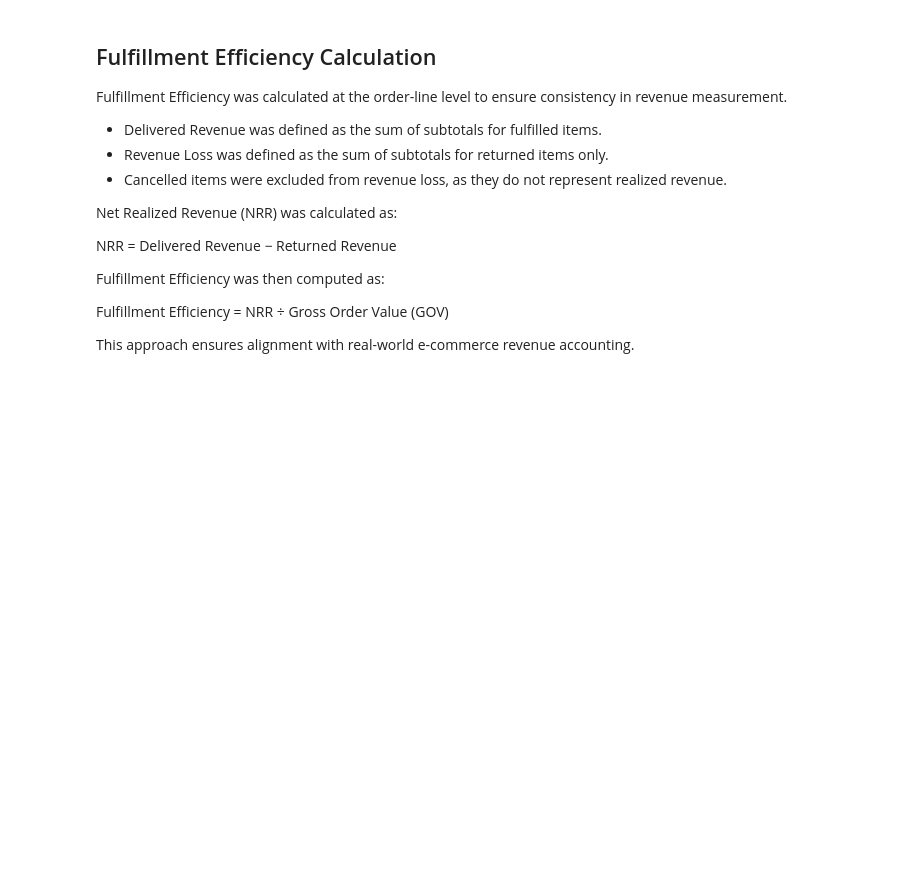
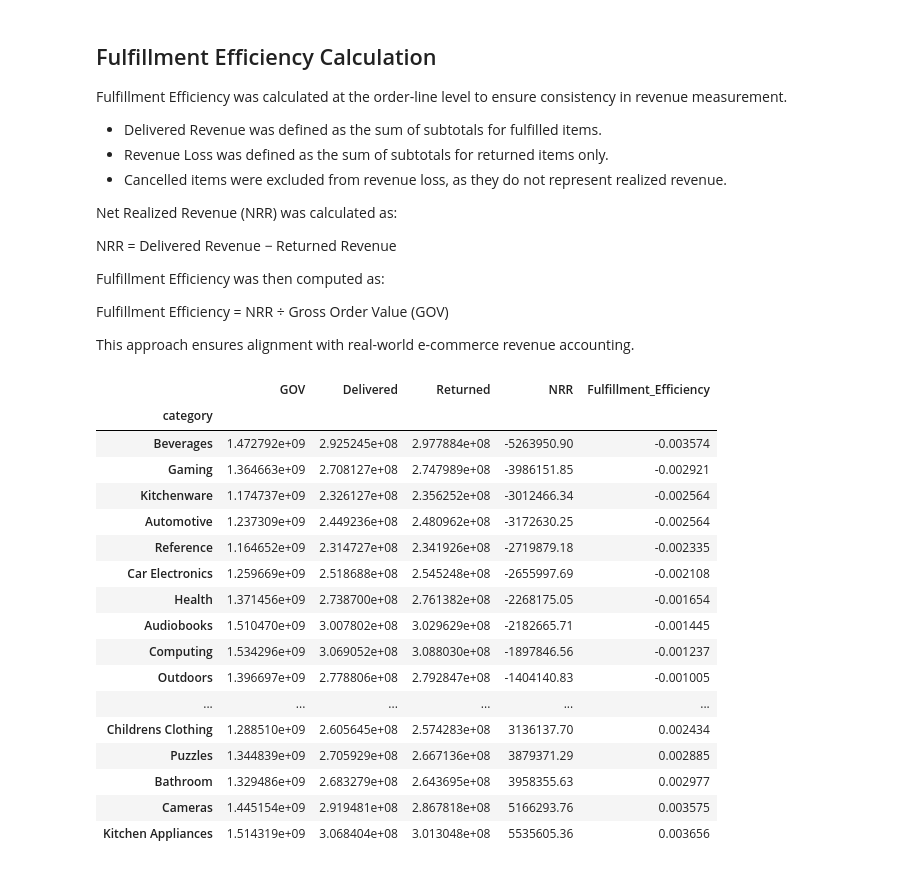
Before and after one commit to rishavvashisht823/Amazon, a Jupyter notebook: chapter_appendix-tools-for-deep-learning/jupyter.ipynb, the cells around one changed output. Cells and saved outputs as stored; diff of their text form; code cells hidden in the pictures; blank space fills up the shorter version.

```diff
--- a/chapter_appendix-tools-for-deep-learning/jupyter.ipynb
+++ b/chapter_appendix-tools-for-deep-learning/jupyter.ipynb
@@ -153,3 +156,12 @@ Fulfillment Efficiency was then computed as:
 Fulfillment Efficiency = NRR ÷ Gross Order Value (GOV)
 
 This approach ensures alignment with real-world e-commerce revenue accounting.
+# %%
+df_combined = (
+    df_orderline
+    .merge(
+        df_product[['product_id', 'category']],
+        on='product_id',
+        how='left'
+    )
+)
@@ -155,0 +185,21 @@ This approach ensures alignment with real-world e-commerce revenue accounting.
+# %%
+category_summary.sort_values('Fulfillment_Efficiency')
+# %% [output]
+|  | GOV | Delivered | Returned | NRR | Fulfillment_Efficiency |
+| category |  |  |  |  |  |
+| Beverages | 1.472792e+09 | 2.925245e+08 | 2.977884e+08 | -5263950.90 | -0.003574 |
+| Gaming | 1.364663e+09 | 2.708127e+08 | 2.747989e+08 | -3986151.85 | -0.002921 |
+| Kitchenware | 1.174737e+09 | 2.326127e+08 | 2.356252e+08 | -3012466.34 | -0.002564 |
+| Automotive | 1.237309e+09 | 2.449236e+08 | 2.480962e+08 | -3172630.25 | -0.002564 |
+| Reference | 1.164652e+09 | 2.314727e+08 | 2.341926e+08 | -2719879.18 | -0.002335 |
+| Car Electronics | 1.259669e+09 | 2.518688e+08 | 2.545248e+08 | -2655997.69 | -0.002108 |
+| Health | 1.371456e+09 | 2.738700e+08 | 2.761382e+08 | -2268175.05 | -0.001654 |
+| Audiobooks | 1.510470e+09 | 3.007802e+08 | 3.029629e+08 | -2182665.71 | -0.001445 |
+| Computing | 1.534296e+09 | 3.069052e+08 | 3.088030e+08 | -1897846.56 | -0.001237 |
+| Outdoors | 1.396697e+09 | 2.778806e+08 | 2.792847e+08 | -1404140.83 | -0.001005 |
+| ... | ... | ... | ... | ... | ... |
+| Childrens Clothing | 1.288510e+09 | 2.605645e+08 | 2.574283e+08 | 3136137.70 | 0.002434 |
+| Puzzles | 1.344839e+09 | 2.705929e+08 | 2.667136e+08 | 3879371.29 | 0.002885 |
+| Bathroom | 1.329486e+09 | 2.683279e+08 | 2.643695e+08 | 3958355.63 | 0.002977 |
+| Cameras | 1.445154e+09 | 2.919481e+08 | 2.867818e+08 | 5166293.76 | 0.003575 |
+| Kitchen Appliances | 1.514319e+09 | 3.068404e+08 | 3.013048e+08 | 5535605.36 | 0.003656 |
```
Also changed, not shown: parts of 17 cells of this notebook.
